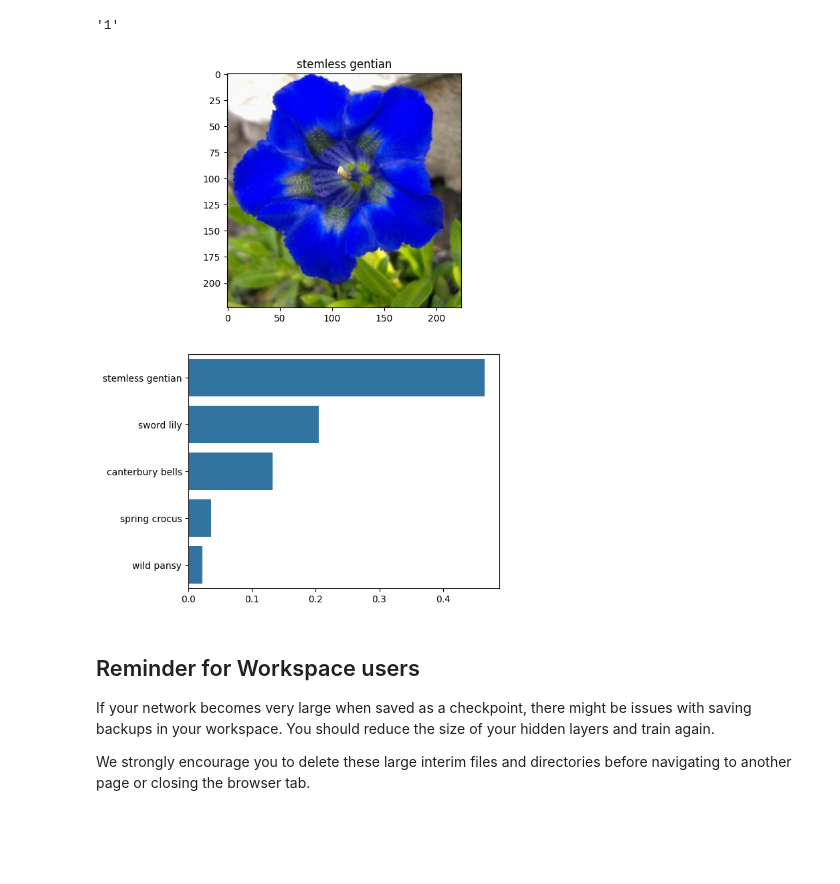
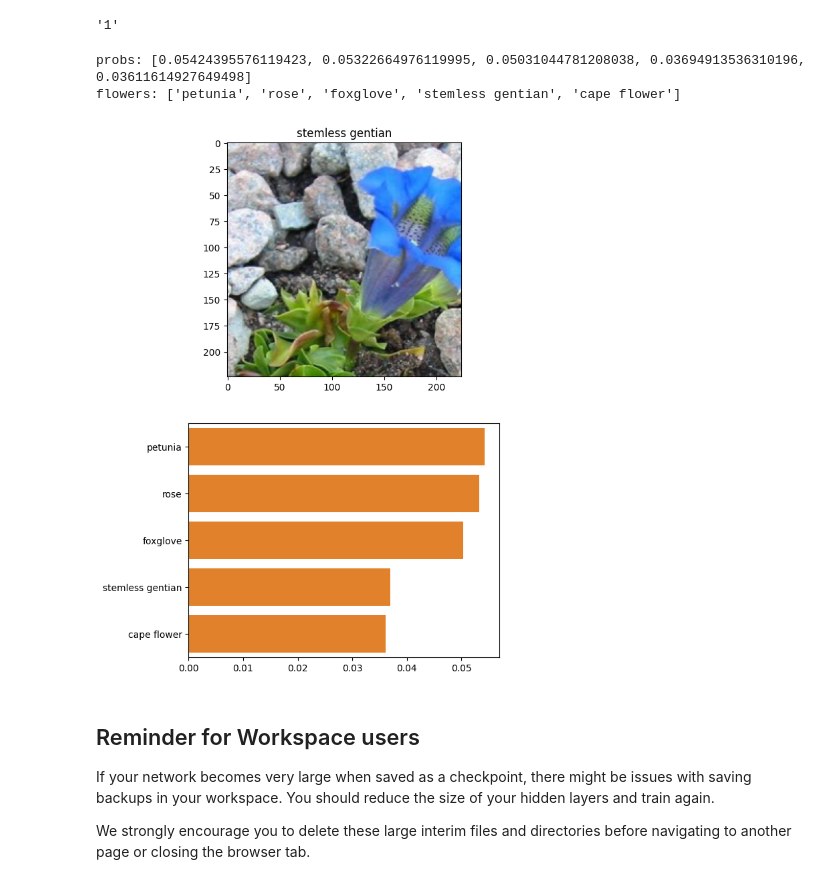
Before and after one commit to aykut-canturk/aipnd-project, a Jupyter notebook: Image Classifier Project.ipynb, the cells around one changed output. Cells and saved outputs as stored; diff of their text form; code cells hidden in the pictures; blank space fills up the shorter version.

```diff
--- a/Image Classifier Project.ipynb
+++ b/Image Classifier Project.ipynb
@@ -378,29 +438,6 @@ def process_image(image):
 # %% [markdown]
 To check your work, the function below converts a PyTorch tensor and displays it in the notebook. If your `process_image` function works, running the output through this function should return the original image (except for the cropped out portions).
 # %%
-'''
-def imshow(image, ax=None, title=None):
-    """Imshow for Tensor."""
-    if ax is None:
-        fig, ax = plt.subplots()
-
-    # PyTorch tensors assume the color channel is the first dimension
-    # but matplotlib assumes is the third dimension
-    image = image.numpy().transpose((1, 2, 0))
-
-    # Undo preprocessing
-    mean = np.array([0.485, 0.456, 0.406])
-    std = np.array([0.229, 0.224, 0.225])
-    image = std * image + mean
-
-    # Image needs to be clipped between 0 and 1 or it looks like noise when displayed
-    image = np.clip(image, 0, 1)
-
-    ax.imshow(image)
-
-    return ax
-'''
-
 def imshow(image, ax=None, title=None):
     if ax is None:
         fig, ax = plt.subplots()
@@ -473,13 +510,15 @@ def predict(image_path, model, topk=5):
 
     # Convert indices to classes
     idx_to_class = {val: key for key, val in model.class_to_idx.items()}
-    top_labels = [idx_to_class[lab] for lab in top_labs]
-    top_flowers = [cat_to_name[idx_to_class[lab]] for lab in top_labs]
-
+    # print(f"top_labs: {top_labs}")
+    # print(f"idx_to_class: {idx_to_class}")
+    top_labels = [idx_to_class[lab] for lab in top_labs if lab in idx_to_class]
+    top_flowers = [cat_to_name[idx_to_class[lab]] for lab in top_labs if lab in idx_to_class]
+    # print(f"top_flowers: {top_flowers}")
     return top_probs, top_labels, top_flowers
 
 # Predict the class from an image file
-image_path = "flowers/test/1/image_06764.jpg"
+image_path = "test_images/train/1/image_06734.jpg"
 probs, classes, flowers = predict(image_path, model)
 print(probs)
 print(classes)
@@ -501,34 +540,39 @@ image_path.split('/')[-2]
 # %%
 # TODO: Display an image along with the top 5 classes
 import matplotlib.pyplot as plt
 import seaborn as sns
 
 def display_prediction(image_path, model):
     # Set up plot
     plt.figure(figsize = (6,10))
     ax = plt.subplot(2,1,1)
 
     # Set up title
     flower_num = image_path.split('/')[-2]
     title_ = cat_to_name[flower_num]
 
     # Plot flower
     img = process_image(image_path)
-    #print(title_)
     imshow(img, ax, title = title_);
 
     # Make prediction
     probs, labs, flowers = predict(image_path, model)
+    print(f"probs: {probs}")
+    # print(f"labs: {labs}")
+    print(f"flowers: {flowers}")
+    # print(f"title_: {title_}")
 
     # Plot bar chart
     plt.subplot(2,1,2)
-    sns.barplot(x=probs, y=flowers, color=sns.color_palette()[0]);
+    sns.barplot(x=probs[:len(flowers)], y=flowers, color=sns.color_palette()[1]);
     plt.show()
 
-image_path = "flowers/train/28/image_05259.jpg"
+image_path = "flowers/train/28/image_05273.jpg"
 display_prediction(image_path, model)
 # %% [output]
+probs: [0.05424395576119423, 0.05322664976119995, 0.05031044781208038, 0.03694913536310196, 0.03611614927649498]
+flowers: ['petunia', 'rose', 'foxglove', 'stemless gentian', 'cape flower']
-[figure, old version]
+[figure, new version]
 # %% [markdown]
 ## Reminder for Workspace users
 If your network becomes very large when saved as a checkpoint, there might be issues with saving backups in your workspace. You should reduce the size of your hidden layers and train again.
```
Also changed, not shown: parts of 8 cells of this notebook, 4 other files.
